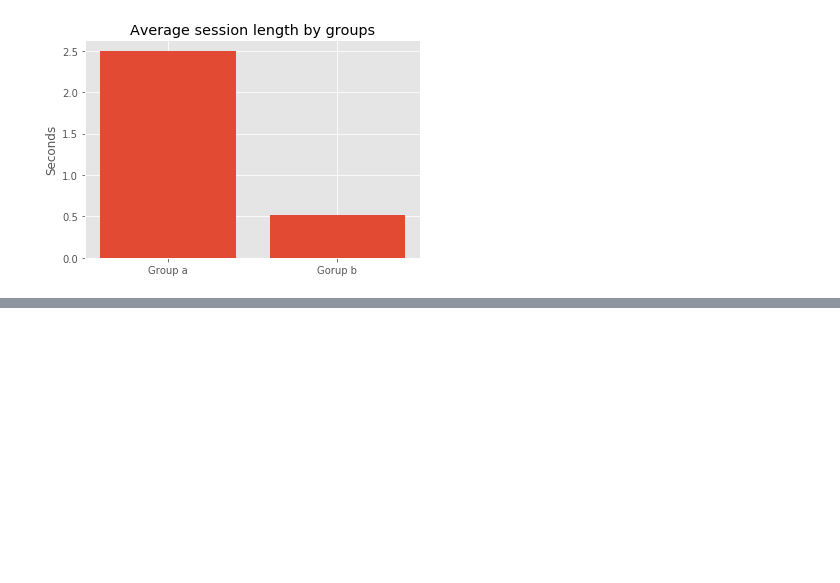
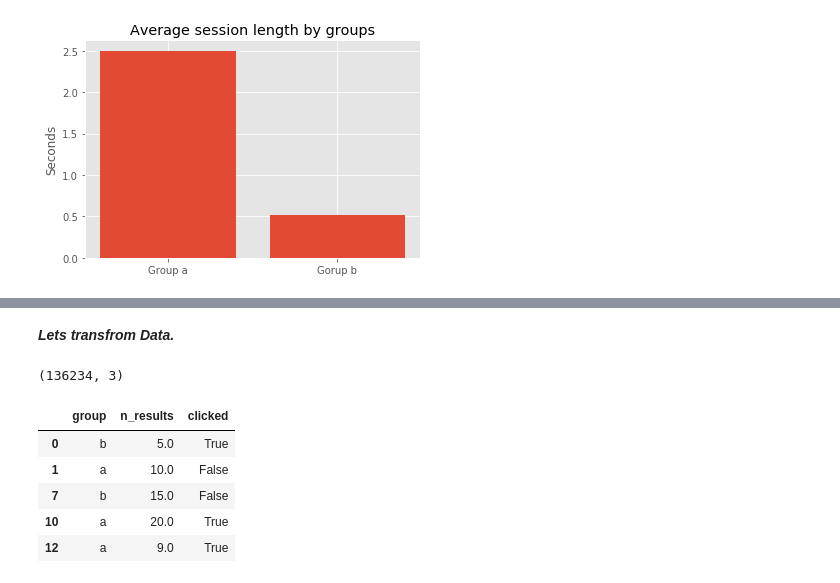
Before and after one commit to him4318/Inkredo, a Jupyter notebook: Inkredo.ipynb, the cells around one changed output, grey strips where cells are left out. Drawn from its saved outputs; the diff is of its cells as text; code cells hidden in the pictures; blank space fills up the shorter version.

```diff
--- a/Inkredo.ipynb
+++ b/Inkredo.ipynb
@@ -139,0 +137,4 @@ len(A) , len(B)
+# %% [markdown]
+***Lets transfrom Data.***
+# %%
+target = clickthroughdata.groupby(['session_id'])['checkin'].count() > 0 #making the target value to whether uer clicked or not
@@ -139,0 +144,13 @@ len(A) , len(B)
+# %%
+#Dropping these columns as some of them are constant and some do not have meaning to data
+df.drop(['uuid','timestamp','session_id','action','page_id','result_position','day','month','checkin'],inplace=True,axis=1)
+print(df.shape)
+df.head()
+# %% [output]
+(136234, 3)
+|  | group | n_results | clicked |
+| 0 | b | 5.0 | True |
+| 1 | a | 10.0 | False |
+| 7 | b | 15.0 | False |
+| 10 | a | 20.0 | True |
+| 12 | a | 9.0 | True |
```
Also changed, not shown: parts of 13 cells of this notebook, 3 other files.
